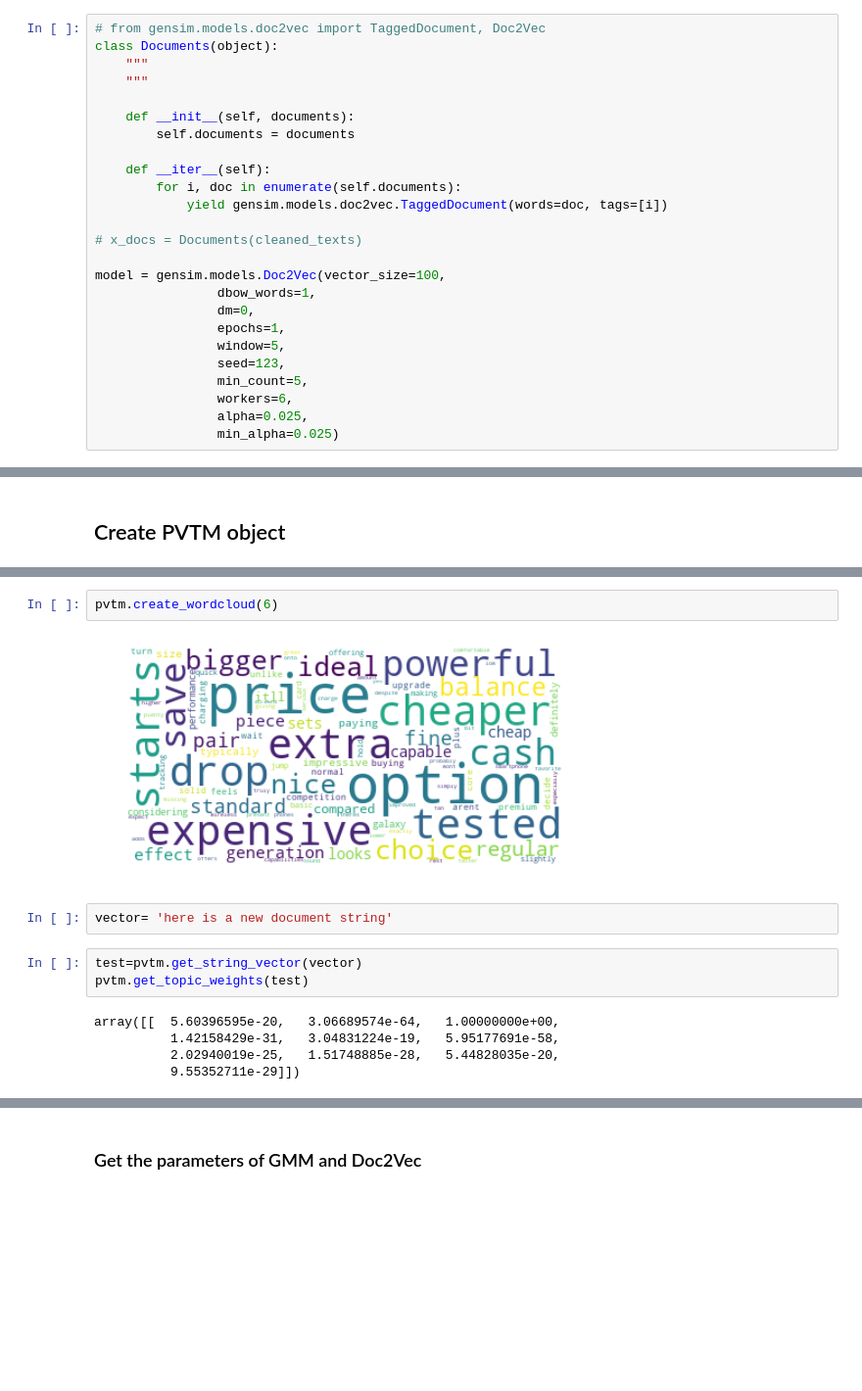
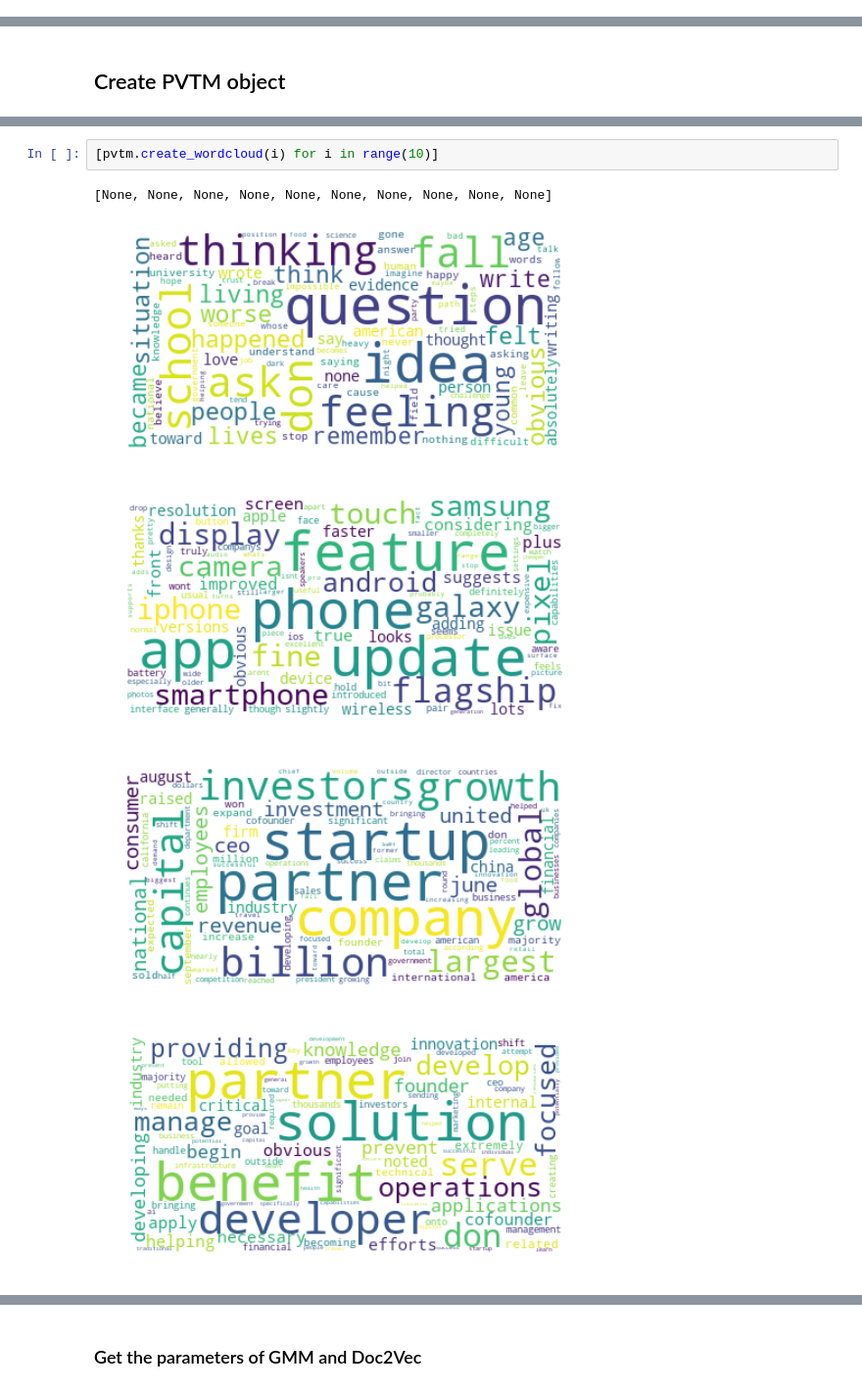
Before and after one commit to davidlenz/pvtm, a Jupyter notebook: class_PVTM.ipynb, the cells around one changed output, grey strips where cells are left out. Shown at 98% size. Drawn from its saved outputs; the diff is of its cells as text; blank space fills up the shorter version.

```diff
--- a/class_PVTM.ipynb
+++ b/class_PVTM.ipynb
@@ -37,25 +33,0 @@ input_ = df.text.values
-# %%
-# from gensim.models.doc2vec import TaggedDocument, Doc2Vec
-class Documents(object):
-    """
-    """
-
-    def __init__(self, documents):
-        self.documents = documents
-
-    def __iter__(self):
-        for i, doc in enumerate(self.documents):
-            yield gensim.models.doc2vec.TaggedDocument(words=doc, tags=[i])
-
-# x_docs = Documents(cleaned_texts)
-
-model = gensim.models.Doc2Vec(vector_size=100,
-                dbow_words=1,
-                dm=0,
-                epochs=1,
-                window=5,
-                seed=123,
-                min_count=5,
-                workers=6,
-                alpha=0.025,
-                min_alpha=0.025)
@@ -256,14 +294,8 @@ pvtm.document_topics.shape # number of rows = number of documents; number of col
-# %%
-pvtm.create_wordcloud(6)
-# %% [output]
-[figure, removed]
-# %%
-vector= 'here is a new document string'
-# %%
-test=pvtm.get_string_vector(vector)
-pvtm.get_topic_weights(test)
-# %% [output]
-array([[  5.60396595e-20,   3.06689574e-64,   1.00000000e+00,
-          1.42158429e-31,   3.04831224e-19,   5.95177691e-58,
-          2.02940019e-25,   1.51748885e-28,   5.44828035e-20,
-          9.55352711e-29]])
+# %%
+[pvtm.create_wordcloud(i) for i in range(10)]
+# %% [output]
+[None, None, None, None, None, None, None, None, None, None]
+[figure, added]
+[figure, added]
+[figure, added]
+[figure, added]
```
Also changed, not shown: parts of 19 cells of this notebook, 4 other files.
